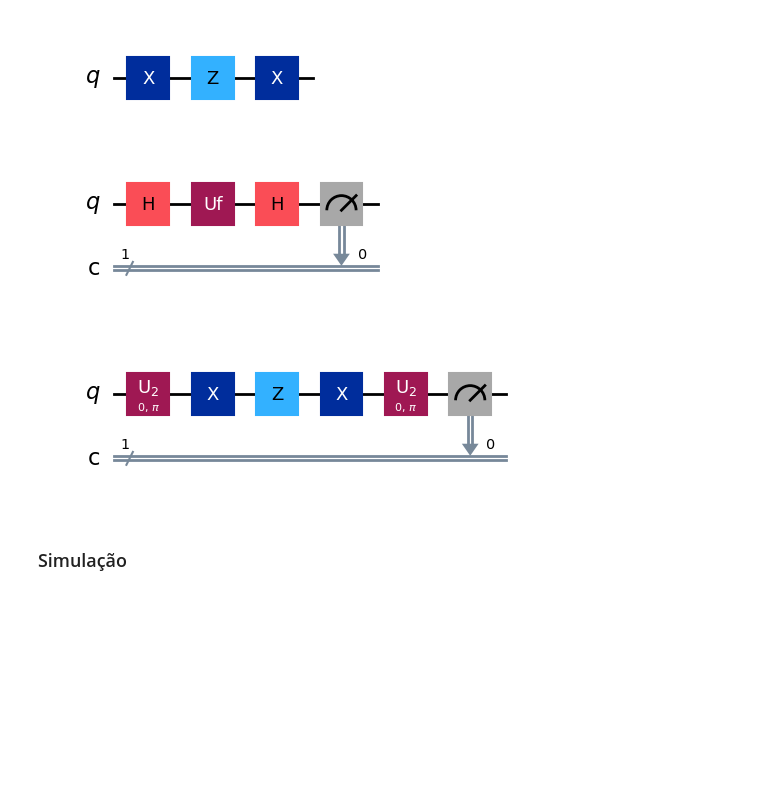
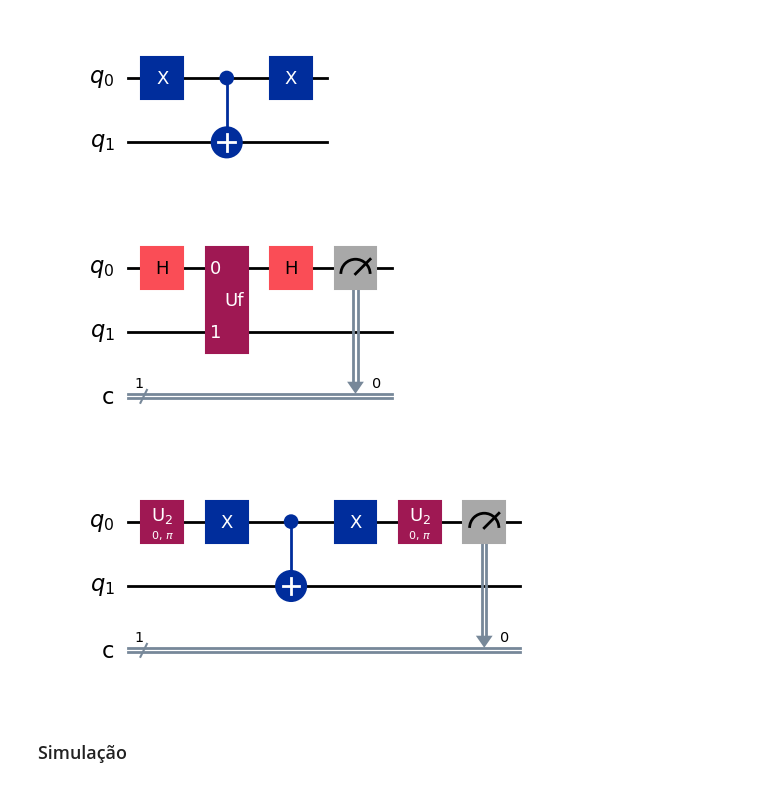
Before and after one commit to jonasmaziero/computacao_quantica_qiskit_sbf_2024, a Jupyter notebook: 02_a_Deutsch.ipynb, the cells around one changed output. Cells and saved outputs as stored; diff of their text form; code cells hidden in the pictures; blank space fills up the shorter version.

```diff
--- a/02_a_Deutsch.ipynb
+++ b/02_a_Deutsch.ipynb
@@ -135,45 +265,49 @@ import math
 from qiskit import QuantumCircuit
 # %%
 def qc_Uf(rand_int):
-  qc = QuantumCircuit(1, name='Uf')
-  if rand_int == 0: # sorteia aleatoriamente o oráculo
-    return qc
+  qc = QuantumCircuit(2, name='Uf')
+  # sorteia aleatoriamente o oráculo
+  if rand_int == 0:
+    return qc # constante
   elif rand_int == 1:
-    qc.z(0)
+    qc.cx(0,1) # balanceada
   elif rand_int == 2:
-    qc.x(0); qc.z(0); qc.x(0)
+    qc.x(0); qc.cx(0,1); qc.x(0) # balanceada
   elif rand_int == 3:
-    qc.p(np.pi, 0); qc.x(0); qc.p(np.pi, 0); qc.x(0)
+    qc.x(1) # constante
   return qc
 # %%
 from numpy.random import RandomState
+# Usa a semente fixa para o gerador de números aleatório
+# para que a escolha de Uf seja a mesma no experimento e na simulação
 prng = RandomState(1234567890)
 rand_int = prng.randint(0, 4, size=1)
 qc = qc_Uf(rand_int)
 qc.draw('mpl')
 # %% [output]
-[figure, old version]
+[figure, new version]
 # %%
 def qc_deutsch(rand_int):
-  qc = QuantumCircuit(1,1)
+  qc = QuantumCircuit(2,1)
   qc.h(0)
-  qc_uf = qc_Uf(rand_int)
-  qc.append(qc_uf, [0])
+  qc_uf = qc_Uf(rand_int) # caixa preta
+  qc.append(qc_uf, [0,1])
   qc.h(0)
   qc.measure(0,0)
   return qc
 # %%
-from numpy.random import RandomState
-prng = RandomState(1234567890)
+from numpy.random import RandomState # sorteia aleatoriamente o oráculo
+seed = 1234567890 # mudando a semente, muda o nº aleatório
+prng = RandomState(seed) # mudar também abaixo, no experimento
 rand_int = prng.randint(0, 4, size=1)
 qc = qc_deutsch(rand_int)
 qc.draw('mpl')
 # %% [output]
-[figure, old version]
+[figure, new version]
 # %%
 qc.decompose().draw('mpl') # mostra o oráculo detalhado
 # %% [output]
-[figure, old version]
+[figure, new version]
 # %% [markdown]
 ### Simulação
 # %%
```
Also changed, not shown: parts of 47 cells of this notebook, 4 other files.
